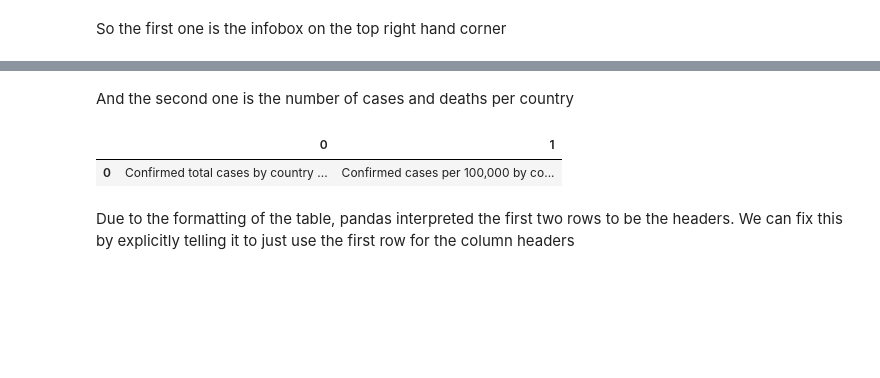
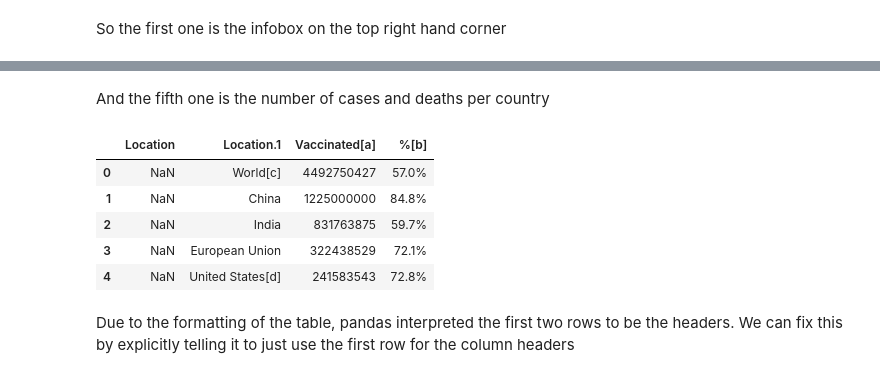
Before and after one commit to DataForScience/Excel, a Jupyter notebook: 2. Pandas DataFrames.ipynb, the cells around one changed output, grey strips where cells are left out. Cells and saved outputs as stored; diff of their text form; code cells hidden in the pictures; blank space fills up the shorter version.

```diff
--- a/2. Pandas DataFrames.ipynb
+++ b/2. Pandas DataFrames.ipynb
@@ -360,10 +364,14 @@ dfs[0]
 # %% [markdown]
-And the second one is the number of cases and deaths per country
+And the fifth one is the number of cases and deaths per country
-# %%
-dfs[1]
-# %% [output]
-|  | 0 | 1 |
-| 0 | Confirmed total cases by country ... | Confirmed cases per 100,000 by co... |
+# %%
+dfs[14].head()
+# %% [output]
+|  | Location | Location.1 | Vaccinated[a] | %[b] |
+| 0 | NaN | World[c] | 4492750427 | 57.0% |
+| 1 | NaN | China | 1225000000 | 84.8% |
+| 2 | NaN | India | 831763875 | 59.7% |
+| 3 | NaN | European Union | 322438529 | 72.1% |
+| 4 | NaN | United States[d] | 241583543 | 72.8% |
 # %% [markdown]
 Due to the formatting of the table, pandas interpreted the first two rows to be the headers. We can fix this by explicitly telling it to just use the first row for the column headers
 # %%
```
Also changed, not shown: parts of 27 cells of this notebook, 9 other files.
